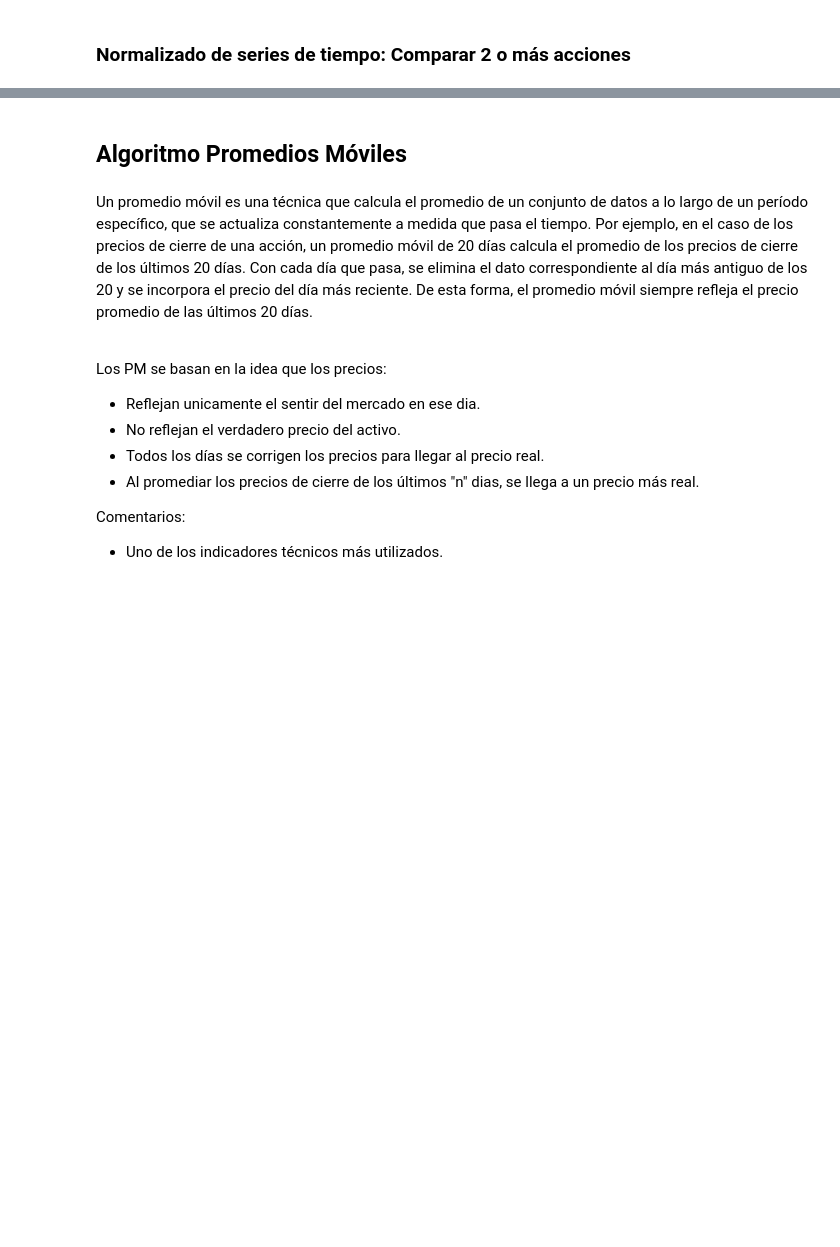
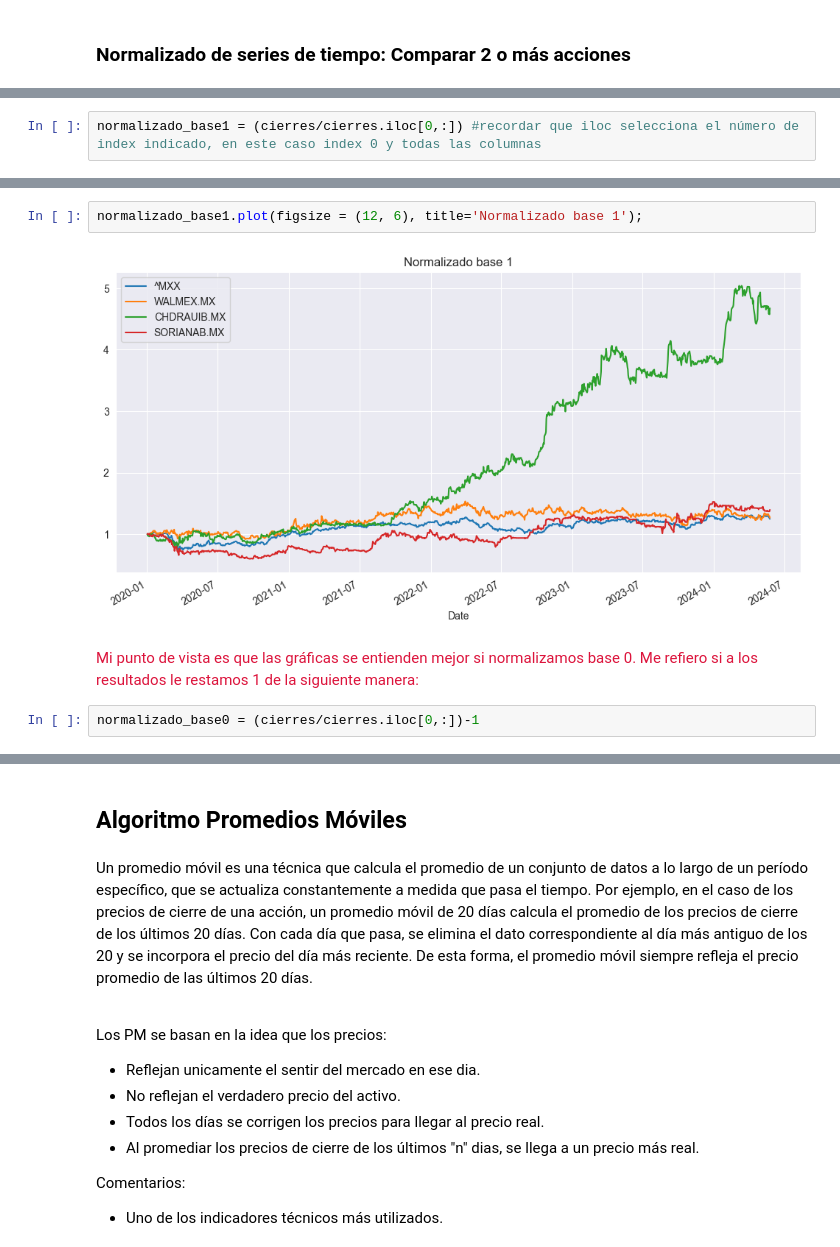
Before and after one commit to carlosdeoncedos/CienciasDatosFinanzas2024_05, a Jupyter notebook: Sesion_7.ipynb, the cells around one changed output, grey strips where cells are left out. Saved outputs shown, nothing was run; the diff lists cells and outputs as text; blank space fills up the shorter version.

```diff
--- a/Sesion_7.ipynb
+++ b/Sesion_7.ipynb
@@ -301,0 +461,2 @@ precios('walmex.mx', '2023-01-01', '2024-01-01')
+# %%
+normalizado_base1 = (cierres/cierres.iloc[0,:]) #recordar que iloc selecciona el número de index indicado, en este caso index 0 y todas las columnas
@@ -301,0 +480,9 @@ precios('walmex.mx', '2023-01-01', '2024-01-01')
+# %%
+normalizado_base1.plot(figsize = (12, 6), title='Normalizado base 1');
+# %% [output]
+[figure, added]
+# %% [markdown]
+<font color='#DC143C'>
+Mi punto de vista es que las gráficas se entienden mejor si normalizamos base 0.  Me refiero si a los resultados le restamos 1 de la siguiente manera:</font>
+# %%
+normalizado_base0 = (cierres/cierres.iloc[0,:])-1
```
Also changed, not shown: parts of 126 cells of this notebook.
